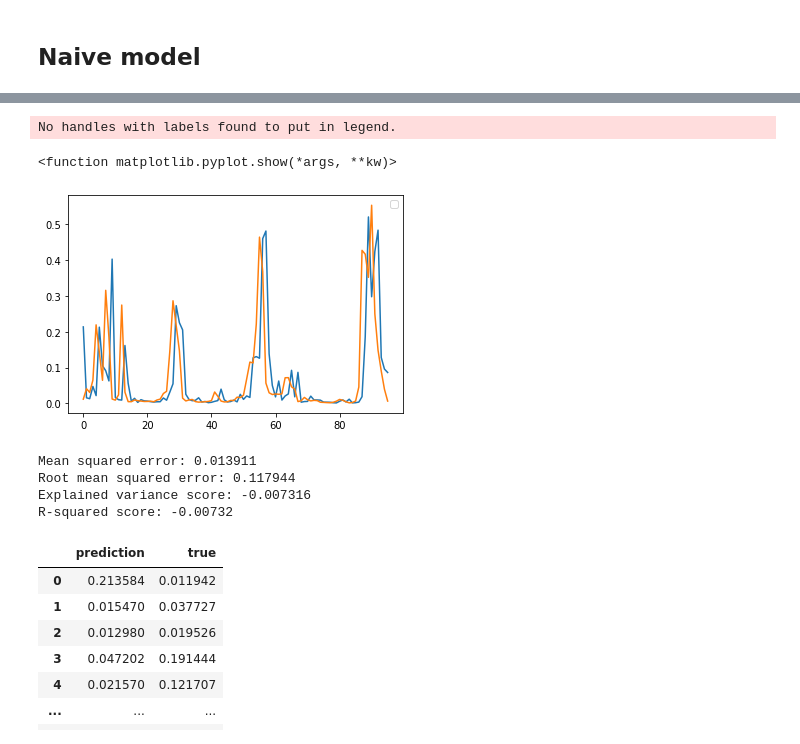
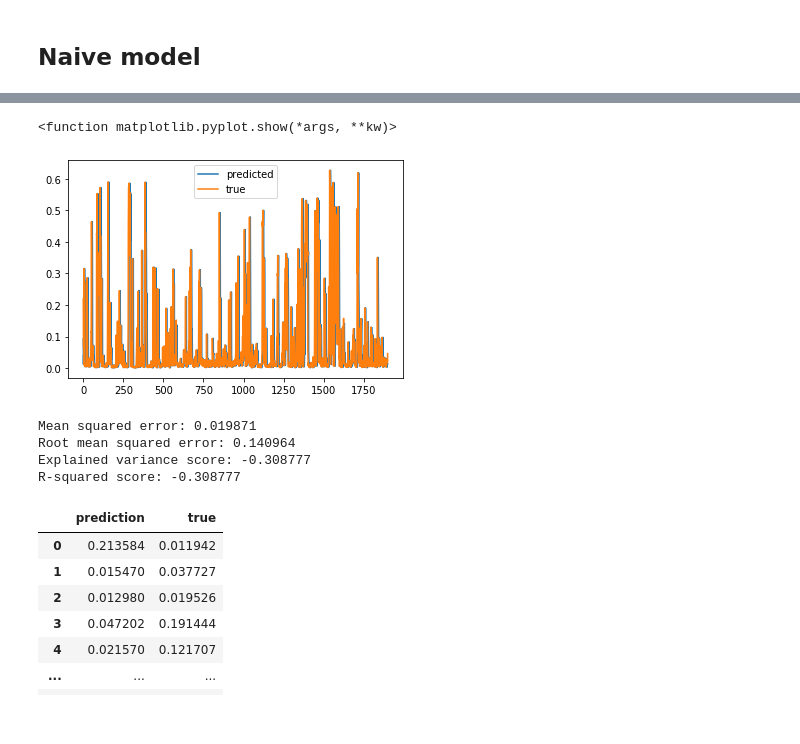
Before and after one commit to ThomTe314/capstone_quadra, a Jupyter notebook: Capstone ML.ipynb, the cells around one changed output, grey strips where cells are left out. Saved outputs shown, nothing was run; the diff lists cells and outputs as text; code cells hidden in the pictures.

```diff
--- a/Capstone ML.ipynb
+++ b/Capstone ML.ipynb
@@ -338,4 +335,29 @@ sd.trend[:10000].plot()
 [figure]
 # %% [markdown]
 ## Naive model
+# %%
+def naive_model_applyer( lag = 36):
+
+    test_values, results = [], []
+
+    for i in range(2+int(lag/36), len(date_list)):
+        train_frame =(clean_df.index >= date_list[int(lag/36)+1]) & (clean_df.index < date_list[i-1])
+        test_frame = (clean_df.index >= date_list[i-1]) & (clean_df.index < date_list[i])
+
+        df = clean_df[wthr_columns].shift(lag)[train_frame]
+        df['target_losses_norm'] = list(clean_df.target_losses_norm[train_frame])
+
+        result = naive_model_pred(df)
+        if result == None:
+            continue
+
+        test_value = clean_df.target_losses_norm[test_frame]
+        if len(test_value) < lag:
+            continue
+
+        results.append(result)
+        test_values.append(test_value)
+
+
+    return results, test_values
 # %%
@@ -352,0 +373,2 @@ naive_results = [mean(naive_model_pred(df)) for df in train_dfs]
+# %%
+results, test = naive_model_applyer()
@@ -353,12 +425,11 @@ naive_results = [mean(naive_model_pred(df)) for df in train_dfs]
 # %%
-plt.plot(naive_results)
-plt.plot([mean(y) for y in y_test])
-plt.legend()
+plt.plot([mean(i) for i in results])
+plt.plot([mean(i) for i in test])
+plt.legend(labels = ['predicted','true'])
 plt.show
 # %% [output]
-No handles with labels found to put in legend.
+<function matplotlib.pyplot.show(*args, **kw)>
-<function matplotlib.pyplot.show(*args, **kw)>
-[figure, old version]
+[figure, new version]
 # %%
 def regr_eval(y_test, y_pred, return_scores=False, print_scores=True):
     if print_scores==True:
@@ -369,12 +440,12 @@ def regr_eval(y_test, y_pred, return_scores=False, print_scores=True):
     if return_scores==True:
         return mean_squared_error(y_test, y_pred),np.sqrt(mean_squared_error(y_test, y_pred)),explained_variance_score(y_test, y_pred),r2_score(y_test, y_pred)
 # %%
-regr_eval([mean(y) for y in y_test], naive_results)
+regr_eval([mean(y) for y in test], [mean(i) for i in results])
 # %% [output]
-Mean squared error: 0.013911
-Root mean squared error: 0.117944
-Explained variance score: -0.007316
-R-squared score: -0.00732
+Mean squared error: 0.019871
+Root mean squared error: 0.140964
+Explained variance score: -0.308777
+R-squared score: -0.308777
 # %%
 pd.DataFrame(data = {'prediction' : naive_results, 'true' : [y[-1] for y in y_test]})
 # %% [output]
```
Also changed, not shown: parts of 18 cells of this notebook.
